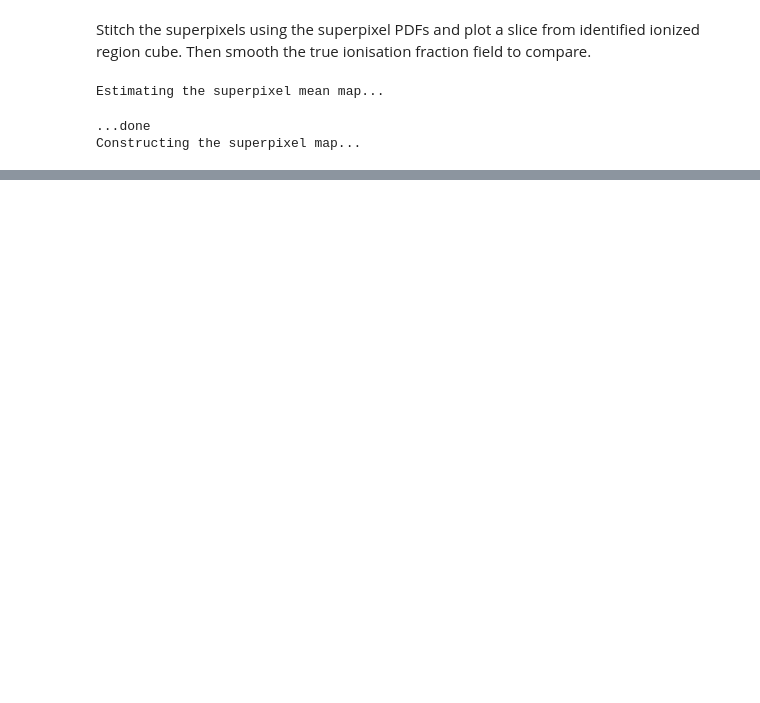
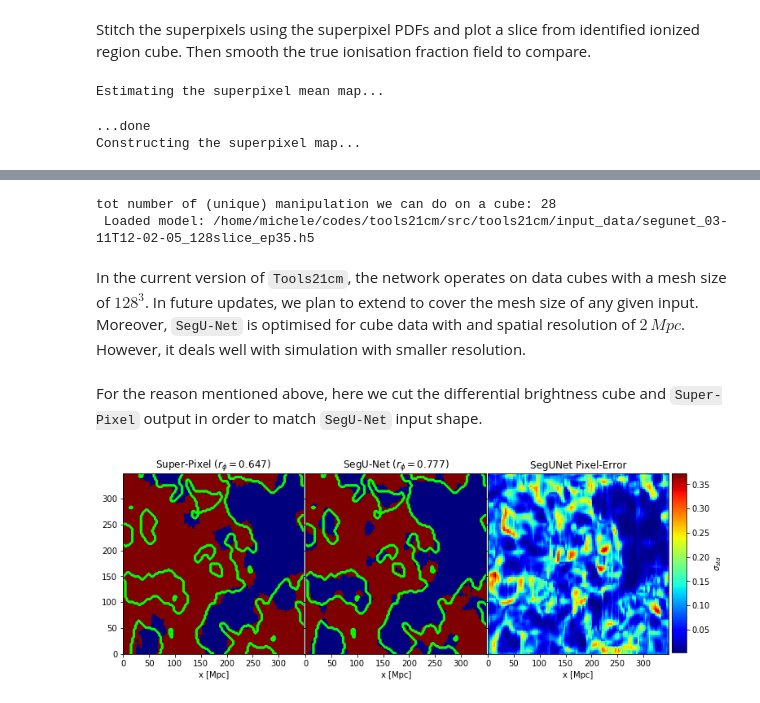
Before and after one commit to sambit-giri/tools21cm, a Jupyter notebook: docs/examples/tutorials.ipynb, the cells around one changed output, grey strips where cells are left out. Saved outputs shown, nothing was run; the diff lists cells and outputs as text; code cells hidden in the pictures; blank space fills up the shorter version.

```diff
--- a/docs/examples/tutorials.ipynb
+++ b/docs/examples/tutorials.ipynb
@@ -447,0 +461,41 @@ plt.pcolormesh(x, y, mask_xHI[0], cmap='jet')
+# %%
+seg = t2c.segmentation.segunet21cm(tta=2, verbose=True)
+# %% [output]
+tot number of (unique) manipulation we can do on a cube: 28
+ Loaded model: /home/michele/codes/tools21cm/src/tools21cm/input_data/segunet_03-11T12-02-05_128slice_ep35.h5
+# %% [markdown]
+In the current version of `Tools21cm`, the network operates on data cubes with a mesh size of $128^3$. In future updates, we plan to extend to cover the mesh size of any given input. Moreover, `SegU-Net` is optimised for cube data with and spatial resolution of $2\,Mpc$. However, it deals well with simulation with smaller resolution.
+# %% [markdown]
+For the reason mentioned above, here we cut the differential brightness cube and `Super-Pixel` output in order to match `SegU-Net` input shape.
+# %%
+dT_cut = dT_smooth[:128,:128,:128]
+mask_xHI2 = mask_xHI[:128,:128,:128]
+
+xHI_seg, xHI_seg_err = seg.prediction(x=dT_cut)
+phicoef_seg = matthews_corrcoef(mask_xHI2.flatten(), xHI_seg.flatten())
+
+xHI_sup = xHII_stitch[:128,:128,:128]
+phicoef_sup = matthews_corrcoef(mask_xHI2.flatten(), 1-xHI_sup.flatten())
+# %%
+fig, axs = plt.subplots(figsize=(12,6), ncols=3, sharey=True, sharex=True)
+(ax0, ax1, ax2) = axs
+
+ax0.set_title('Super-Pixel ($r_{\phi}=%.3f$)' %phicoef_sup)
+ax0.imshow(1-xHI_sup[0], origin='lower', cmap='jet', extent=[0, boxsize, 0, boxsize])
+ax0.contour(mask_xHI2[0], colors='lime', extent=[0, boxsize, 0, boxsize])
+ax0.set_xlabel('x [Mpc]')
+
+ax1.set_title('SegU-Net ($r_{\phi}=%.3f$)' %phicoef_seg)
+ax1.imshow(xHI_seg[0], origin='lower', cmap='jet', extent=[0, boxsize, 0, boxsize])
+ax1.contour(mask_xHI2[0], colors='lime', extent=[0, boxsize, 0, boxsize])
+ax1.set_xlabel('x [Mpc]')
+
+ax2.set_title('SegUNet Pixel-Error')
+im = ax2.imshow(xHI_seg_err[0], origin='lower', cmap='jet', extent=[0, boxsize, 0, boxsize])
+fig.colorbar(im, label=r'$\sigma_{std}$', ax=ax2, pad=0.02, cax=fig.add_axes([0.905, 0.25, 0.02, 0.51]))
+ax2.set_xlabel('x [Mpc]')
+
+plt.subplots_adjust(hspace=0.1, wspace=0.01)
+for ax in axs.flat: ax.label_outer()
+# %% [output]
+[figure, added]
```
Also changed, not shown: parts of 12 cells of this notebook, 2 other files.
